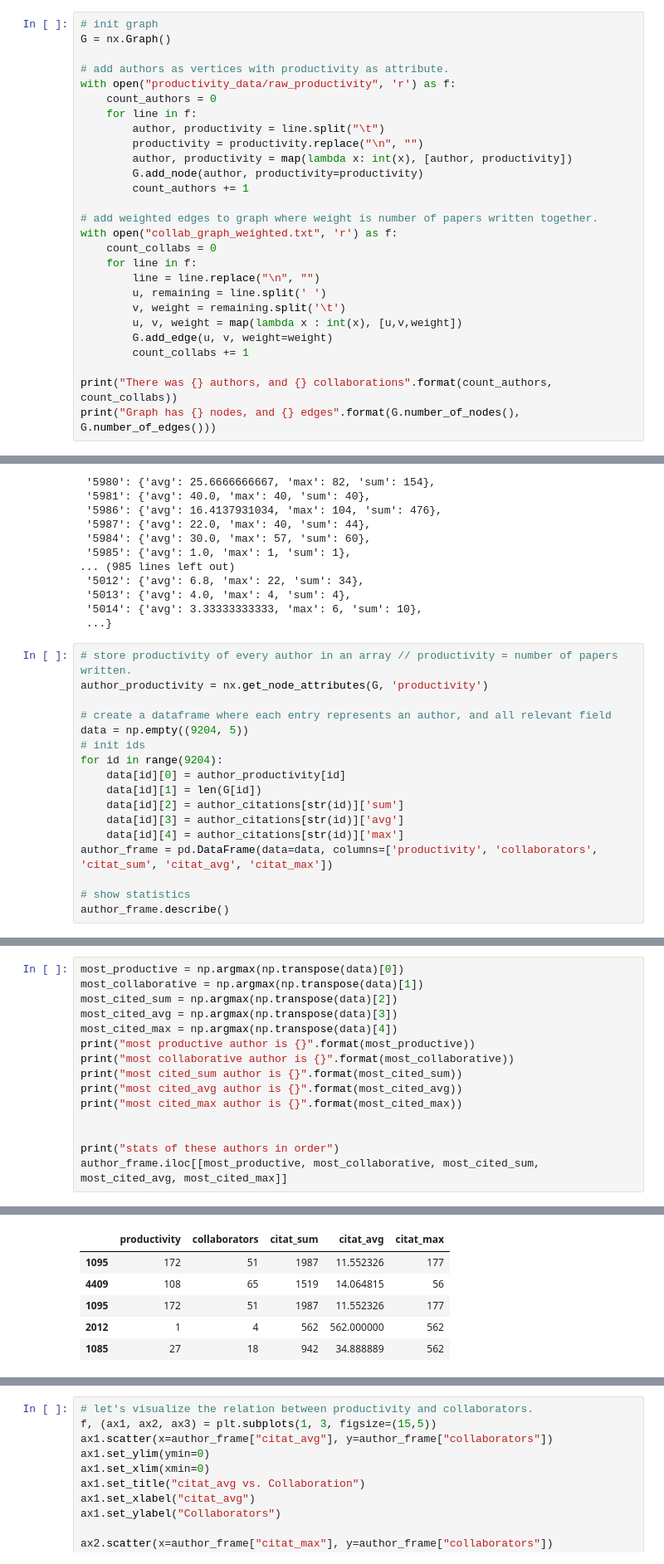
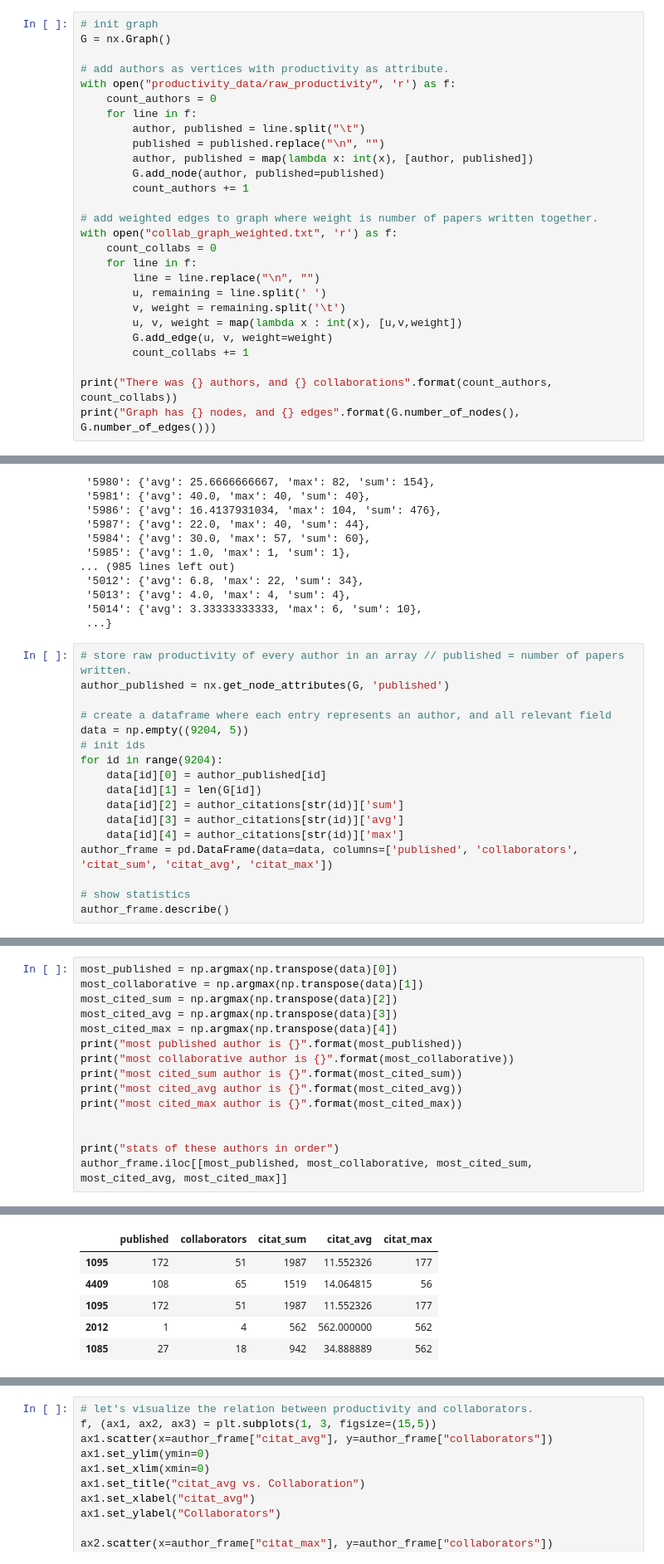
Before and after one commit to pbsinclair42/AuthorProductivityExperiments, a Jupyter notebook: Graph_Exploration.ipynb, the cells around one changed output, grey strips where cells are left out. Shown at 83% size. Saved outputs shown, nothing was run; the diff lists cells and outputs as text.

```diff
--- a/Graph_Exploration.ipynb
+++ b/Graph_Exploration.ipynb
@@ -13,10 +13,10 @@ G = nx.Graph()
 with open("productivity_data/raw_productivity", 'r') as f:
     count_authors = 0
     for line in f:
-        author, productivity = line.split("\t")
-        productivity = productivity.replace("\n", "")
-        author, productivity = map(lambda x: int(x), [author, productivity])
-        G.add_node(author, productivity=productivity)
+        author, published = line.split("\t")
+        published = published.replace("\n", "")
+        author, published = map(lambda x: int(x), [author, published])
+        G.add_node(author, published=published)
         count_authors += 1
 
 # add weighted edges to graph where weight is number of papers written together.
@@ -76,19 +76,19 @@ author_citations
  '5014': {'avg': 3.33333333333, 'max': 6, 'sum': 10},
  ...}
 # %%
-# store productivity of every author in an array // productivity = number of papers written.
-author_productivity = nx.get_node_attributes(G, 'productivity')
+# store raw productivity of every author in an array // published = number of papers written.
+author_published = nx.get_node_attributes(G, 'published')
 
 # create a dataframe where each entry represents an author, and all relevant field
 data = np.empty((9204, 5))
 # init ids
 for id in range(9204):
-    data[id][0] = author_productivity[id]
+    data[id][0] = author_published[id]
     data[id][1] = len(G[id])
     data[id][2] = author_citations[str(id)]['sum']
     data[id][3] = author_citations[str(id)]['avg']
     data[id][4] = author_citations[str(id)]['max']
-author_frame = pd.DataFrame(data=data, columns=['productivity', 'collaborators', 'citat_sum', 'citat_avg', 'citat_max'])
+author_frame = pd.DataFrame(data=data, columns=['published', 'collaborators', 'citat_sum', 'citat_avg', 'citat_max'])
 
 # show statistics
 author_frame.describe()
@@ -109,10 +109,10 @@ Let's figure out who the most collaborative, productive, cited (in different cat
 # %%
-most_productive = np.argmax(np.transpose(data)[0])
+most_published = np.argmax(np.transpose(data)[0])
 most_collaborative = np.argmax(np.transpose(data)[1])
 most_cited_sum = np.argmax(np.transpose(data)[2])
 most_cited_avg = np.argmax(np.transpose(data)[3])
 most_cited_max = np.argmax(np.transpose(data)[4])
-print("most productive author is {}".format(most_productive))
+print("most published author is {}".format(most_published))
 print("most collaborative author is {}".format(most_collaborative))
 print("most cited_sum author is {}".format(most_cited_sum))
 print("most cited_avg author is {}".format(most_cited_avg))
@@ -120,5 +120,5 @@ print("most cited_max author is {}".format(most_cited_max))
 
 
 print("stats of these authors in order")
-author_frame.iloc[[most_productive, most_collaborative, most_cited_sum, most_cited_avg, most_cited_max]]
+author_frame.iloc[[most_published, most_collaborative, most_cited_sum, most_cited_avg, most_cited_max]]
 # %% [output]
@@ -126,9 +126,9 @@ most productive author is 1095
 most collaborative author is 4409
 most cited_sum author is 1095
 most cited_avg author is 2012
 most cited_max author is 1085
 stats of these authors in order
-|  | productivity | collaborators | citat_sum | citat_avg | citat_max |
+|  | published | collaborators | citat_sum | citat_avg | citat_max |
 | 1095 | 172 | 51 | 1987 | 11.552326 | 177 |
 | 4409 | 108 | 65 | 1519 | 14.064815 | 56 |
 | 1095 | 172 | 51 | 1987 | 11.552326 | 177 |
```
Also changed, not shown: parts of 26 cells of this notebook.
